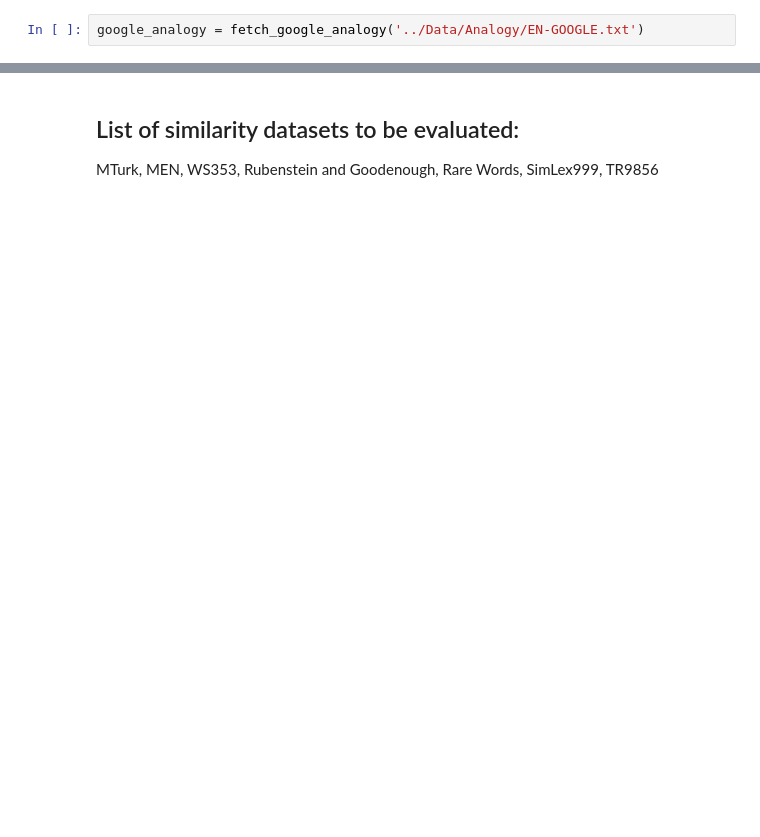
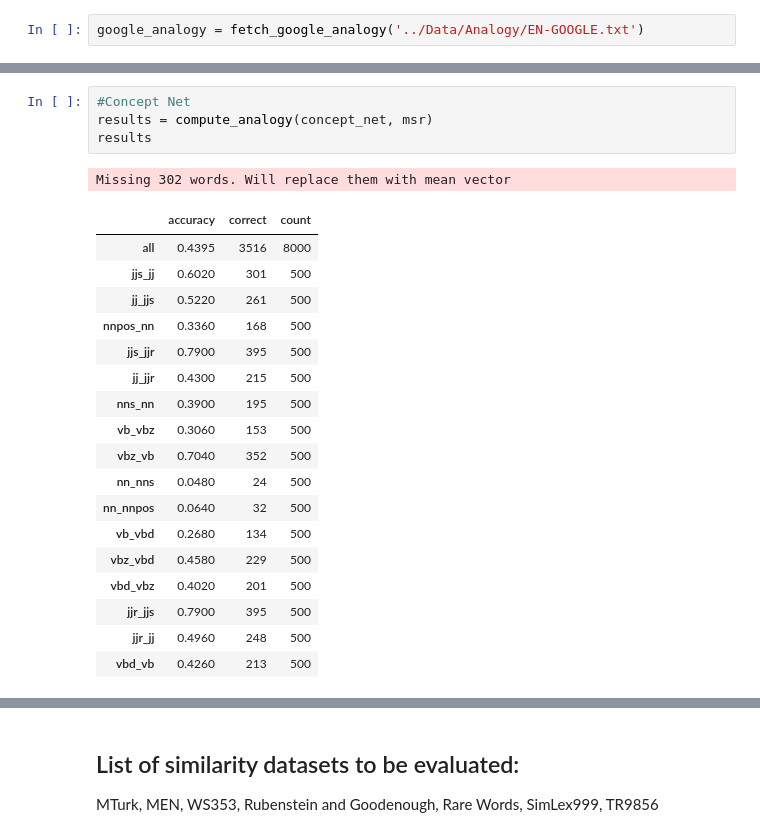
Before and after one commit to dsp6414/NLP_Training, a Jupyter notebook: Notebooks/Assignment 1 - Part 2.ipynb, the cells around one changed output, grey strips where cells are left out. Saved outputs shown, nothing was run; the diff lists cells and outputs as text; blank space fills up the shorter version.

```diff
--- a/Notebooks/Assignment 1 - Part 2.ipynb
+++ b/Notebooks/Assignment 1 - Part 2.ipynb
@@ -199,0 +451,24 @@ google_analogy = fetch_google_analogy('../Data/Analogy/EN-GOOGLE.txt')
+# %%
+#Concept Net
+results = compute_analogy(concept_net, msr)
+results
+# %% [output]
+Missing 302 words. Will replace them with mean vector
+|  | accuracy | correct | count |
+| all | 0.4395 | 3516 | 8000 |
+| jjs_jj | 0.6020 | 301 | 500 |
+| jj_jjs | 0.5220 | 261 | 500 |
+| nnpos_nn | 0.3360 | 168 | 500 |
+| jjs_jjr | 0.7900 | 395 | 500 |
+| jj_jjr | 0.4300 | 215 | 500 |
+| nns_nn | 0.3900 | 195 | 500 |
+| vb_vbz | 0.3060 | 153 | 500 |
+| vbz_vb | 0.7040 | 352 | 500 |
+| nn_nns | 0.0480 | 24 | 500 |
+| nn_nnpos | 0.0640 | 32 | 500 |
+| vb_vbd | 0.2680 | 134 | 500 |
+| vbz_vbd | 0.4580 | 229 | 500 |
+| vbd_vbz | 0.4020 | 201 | 500 |
+| jjr_jjs | 0.7900 | 395 | 500 |
+| jjr_jj | 0.4960 | 248 | 500 |
+| vbd_vb | 0.4260 | 213 | 500 |
```
Also changed, not shown: parts of 26 cells of this notebook, 4 other files.
